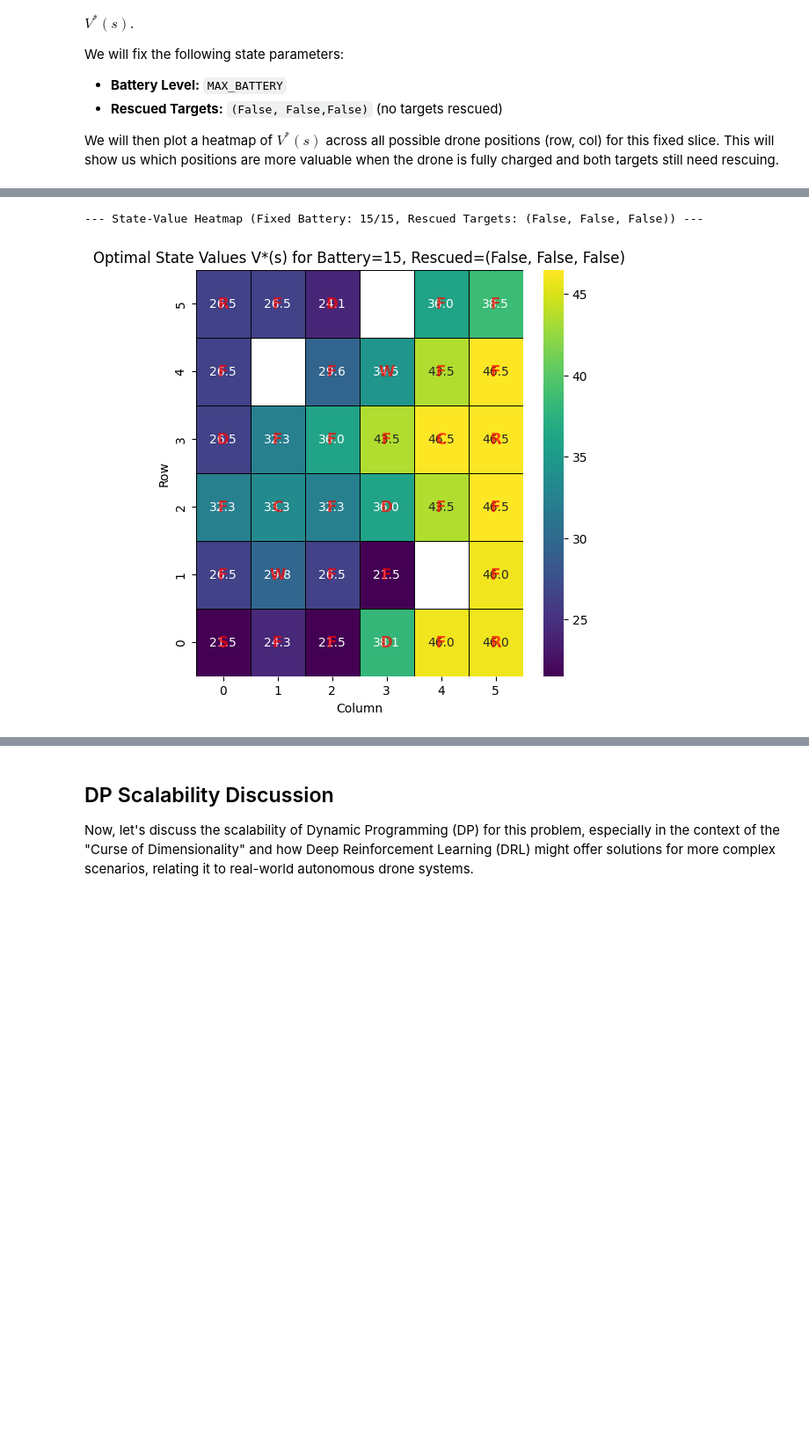
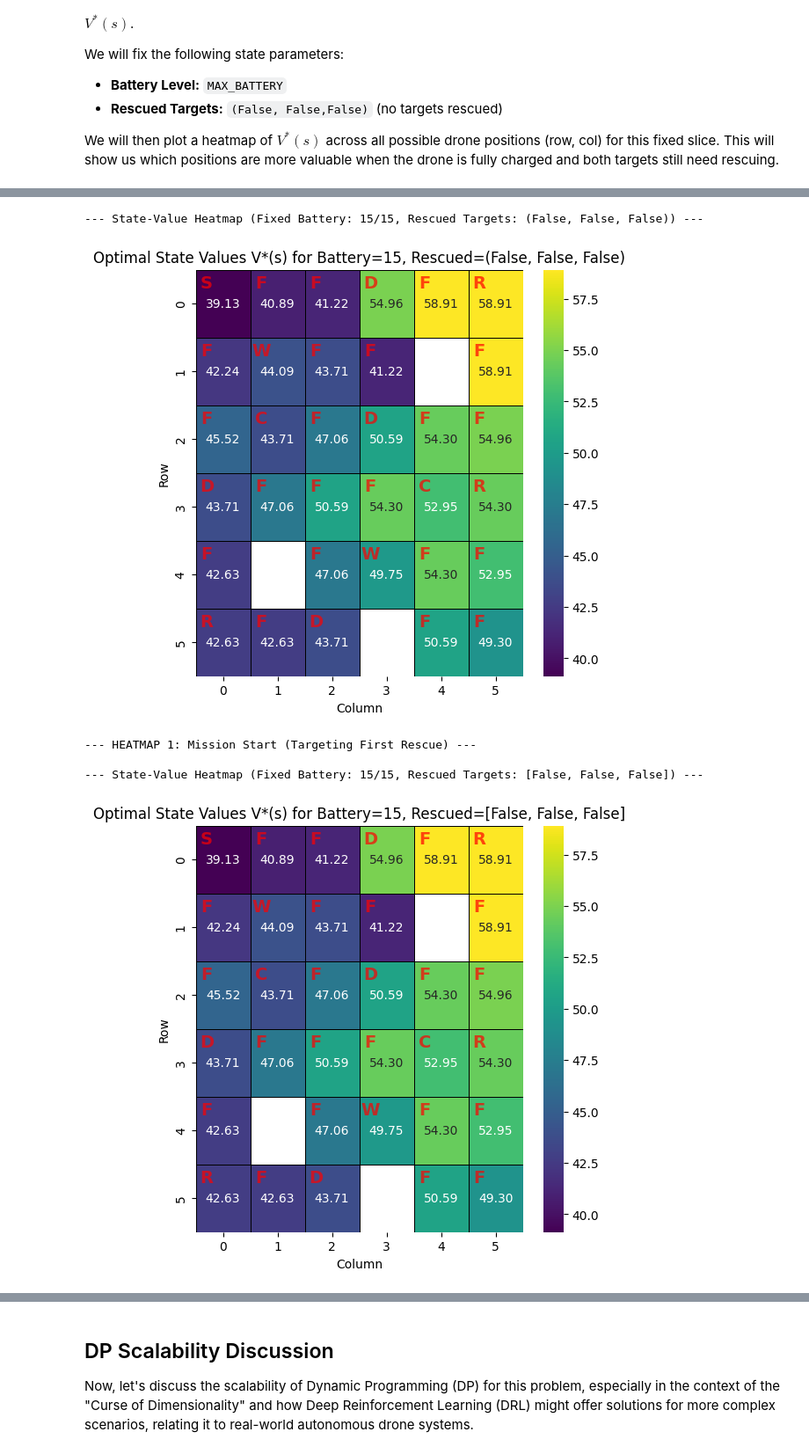
Before and after one commit to Partho-SD/DRL-DP, a Jupyter notebook: DRL_DP_Assignment1.ipynb, the cells around one changed output, grey strips where cells are left out. Shown at 88% size. Cells and saved outputs as stored; diff of their text form; code cells hidden in the pictures; blank space fills up the shorter version.

```diff
--- a/DRL_DP_Assignment1.ipynb
+++ b/DRL_DP_Assignment1.ipynb
@@ -326,8 +326,8 @@ class DroneRescueEnv:
         if action == HOVER:
             next_pos = current_pos
             if self.initial_grid_config[r, c] == CHARGE: # Use initial_grid_config for static features
-                next_battery = min(battery + 2, self.max_battery) # battery +2 because -1 was consumed
-                reward += REWARD_CHARGING_STATION + 1 # +1 to compensate for REWARD_MOVEMENT
+                next_battery = min(battery + 3, self.max_battery) # Hover cost was -1, so effectively +2 #Attention pls # battery +2 because -1 was consumed
+                #reward += REWARD_CHARGING_STATION + 1 # +1 to compensate for REWARD_MOVEMENT
             else:
                 # Hovering elsewhere still consumes 1 battery (already handled by next_battery = battery - 1)
                 pass
@@ -471,7 +453,7 @@ This implementation will iterate through all possible states, calculate the expe
 import time
 
 # --- Value Iteration Parameters ---
-GAMMA = 0.85  # Discount factor
+GAMMA = 0.95  # Discount factor
 THETA = 1e-3  # Stopping threshold
 
 def value_iteration(env, gamma=GAMMA, theta=THETA):
@@ -727,4 +810,5 @@ We will then plot a heatmap of $V^*(s)$ across all possible drone positions (row
 # %%
+import numpy as np
 import matplotlib.pyplot as plt
 import seaborn as sns
 
@@ -746,47 +830,69 @@ def plot_state_value_heatmap(env, optimal_V, state_to_idx, fixed_battery, fixed_
                 s_idx = state_to_idx[s]
                 value_heatmap[r, c] = optimal_V[s_idx]
             else:
-                # This state might not be reachable or is a terminal state with 0 value
-                # (e.g., if battery is 0, but we fixed it to max_battery)
-                # For the purpose of heatmap, we will show 0 for terminal states if they fall in this slice
                 if env.is_terminal_state(s):
                      value_heatmap[r, c] = 0.0
 
     plt.figure(figsize=(env.cols, env.rows))
-    sns.heatmap(value_heatmap, annot=True, fmt=".1f", cmap="viridis", cbar=True, linewidths=.5, linecolor="black")
+
+    # OPTION A: Invert the color scheme by adding '_r' to the cmap
+    sns.heatmap(value_heatmap, annot=True, fmt=".2f", cmap="viridis", cbar=True, linewidths=.5, linecolor="black")
+
     plt.title(f"Optimal State Values V*(s) for Battery={fixed_battery}, Rescued={fixed_rescued_targets}")
     plt.xlabel("Column")
     plt.ylabel("Row")
 
     # Overlay grid cell types for context
     for r in range(env.rows):
         for c in range(env.cols):
             cell_type = env.initial_grid_config[r, c]
             if cell_type != BLOCKED:
-                plt.text(c + 0.5, r + 0.5, cell_type,
+                plt.text(c + 0.2, r + 0.2, cell_type,
                          horizontalalignment='center', verticalalignment='center',
-                         color='red', fontsize=12, fontweight='bold', alpha=0.7)
+                         color='red', fontsize=14, fontweight='bold', alpha=0.7)
 
-    plt.gca().invert_yaxis()
+    # OPTION B: Toggle Y-Axis Inversion
+    # Comment this out if you want Row 0 at the top. Leave it if you want Row 0 at the bottom.
+    # plt.gca().invert_yaxis()
+
     plt.show()
 
 # --- Run State-Value Analysis ---
 if __name__ == '__main__':
-    # Ensure env_dp, optimal_V, state_to_idx are defined
     try:
-        env_dp # Check if it exists
-        optimal_V # Check if it exists
-        state_to_idx # Check if it exists
+        env_dp
+        optimal_V
+        state_to_idx
     except NameError:
         print("Running DroneRescueEnv and Value Iteration setup again...")
         env_dp = DroneRescueEnv()
         optimal_V, optimal_policy, state_to_idx, idx_to_state, vi_iterations, vi_runtime, vi_final_delta = value_iteration(env_dp)
 
-    fixed_battery_level = env_dp.max_battery # Fully charged
+    fixed_battery_level = env_dp.max_battery
     num_targets = len(env_dp.rescue_target_locations)
-    fixed_rescued_status = tuple([False] * num_targets) # No targets rescued
+    fixed_rescued_status = tuple([False] * num_targets)
 
     plot_state_value_heatmap(env_dp, optimal_V, state_to_idx, fixed_battery_level, fixed_rescued_status)
+
+    # Stage 1: Mission Start (0/3 Rescued, Max Battery)
+    print("\n--- HEATMAP 1: Mission Start (Targeting First Rescue) ---")
+    plot_state_value_heatmap(env_dp, optimal_V, state_to_idx, 15, [False, False, False])
+
+    # Stage 2: One Rescued (1/3 Rescued, Mid Battery)
+    print("\n--- HEATMAP 2: After 1st Rescue (Targeting Remaining 2) ---")
+    plot_state_value_heatmap(env_dp, optimal_V, state_to_idx, 10, [True, False, False])
+
+    # Stage 3: Low Battery / Charging Priority (2/3 Rescued, Low Battery)
+    print("\n--- HEATMAP 3: Low Battery (Charging Behavior Required) ---")
+    plot_state_value_heatmap(env_dp, optimal_V, state_to_idx, 3, [True, True, False])
+
+    # Stage 4: Final Target & Danger Avoidance (2/3 Rescued, Max Battery)
+    print("\n--- HEATMAP 4: Final Target Near Danger Zones ---")
+    plot_state_value_heatmap(env_dp, optimal_V, state_to_idx, 15, [True, True, False])
 # %% [output]
 --- State-Value Heatmap (Fixed Battery: 15/15, Rescued Targets: (False, False, False)) ---
-[figure, old version]
+[figure, new version]
+--- HEATMAP 1: Mission Start (Targeting First Rescue) ---
+
+--- State-Value Heatmap (Fixed Battery: 15/15, Rescued Targets: [False, False, False]) ---
+[figure, added]
```
Also changed, not shown: parts of 14 cells of this notebook.
